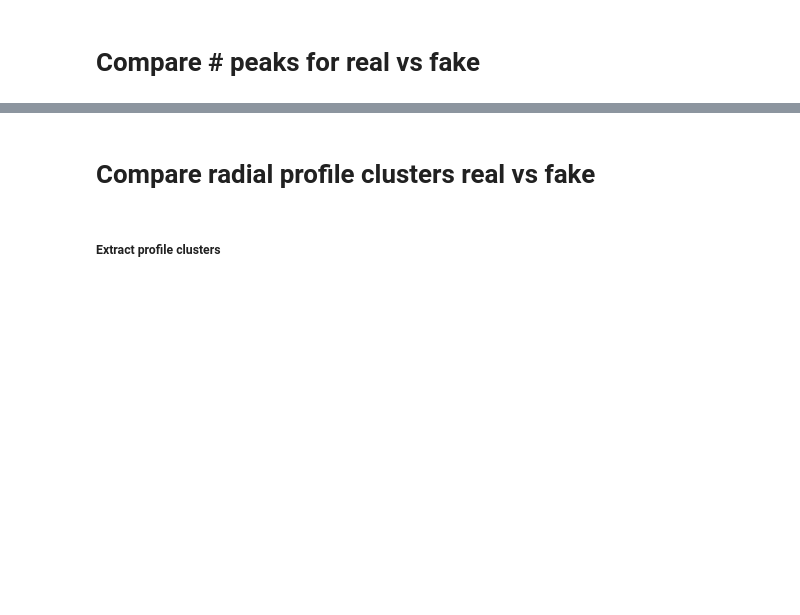
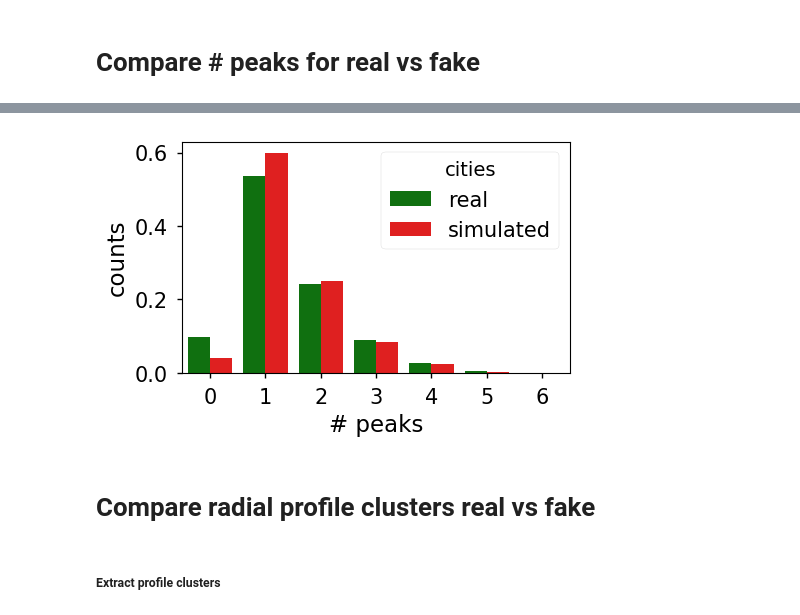
Before and after one commit to adrianalbert/citygan, a Jupyter notebook: experiments/DCGAN generator validation - built areas.ipynb, the cells around one changed output, grey strips where cells are left out. Saved outputs shown, nothing was run; the diff lists cells and outputs as text; code cells hidden in the pictures; blank space fills up the shorter version.

```diff
--- a/experiments/DCGAN generator validation - built areas.ipynb
+++ b/experiments/DCGAN generator validation - built areas.ipynb
@@ -436,21 +518,24 @@ def find_nr_peaks(X, theta=0.15, xi=4):
 # %%
 peaks_bld_real = find_nr_peaks(Xbld_hat, theta=0.6, xi=6)
 peaks_bld_fake = find_nr_peaks(Xbld_hat_fake, theta=0.6, xi=6)
 
 peaks_df = pd.DataFrame(peaks_bld_real + peaks_bld_fake, columns=["peaks"])
-peaks_df['cities'] = 'fake'
+peaks_df['cities'] = 'simulated'
 peaks_df['cities'][:len(peaks_bld_real)] = 'real'
 
-# peak_data = peaks_df[(peaks_df['peaks']>0) & (peaks_df['peaks']<9)]
-peak_data = peaks_df
+peaks_freq = peaks_df.groupby("cities").apply(lambda x: x['peaks'].value_counts()/float(len(x)))
+peaks_freq = pd.DataFrame(peaks_freq.reset_index())
+peaks_freq.columns = ["cities", "peaks", "freq"]
 
 fig, ax = plt.subplots(figsize=(5,3))
-sns.countplot(ax=ax, data=peak_data,
-              x="peaks", hue="cities", palette=["green", "red"])
+sns.barplot(ax=ax, data=peaks_freq,
+              x="peaks", y="freq", hue="cities", palette=["green", "red"])
 ax.set_xlabel("# peaks")
 ax.set_ylabel("counts")
 fig.savefig('../figures/peaks_real_vs_fake.pdf',
             format='pdf', dpi=1200, bbox_inches='tight')
+# %% [output]
+[figure, added]
 # %% [markdown]
 # Compare radial profile clusters real vs fake
 # %% [markdown]
```
Also changed, not shown: parts of 23 cells of this notebook, 8 other files.
